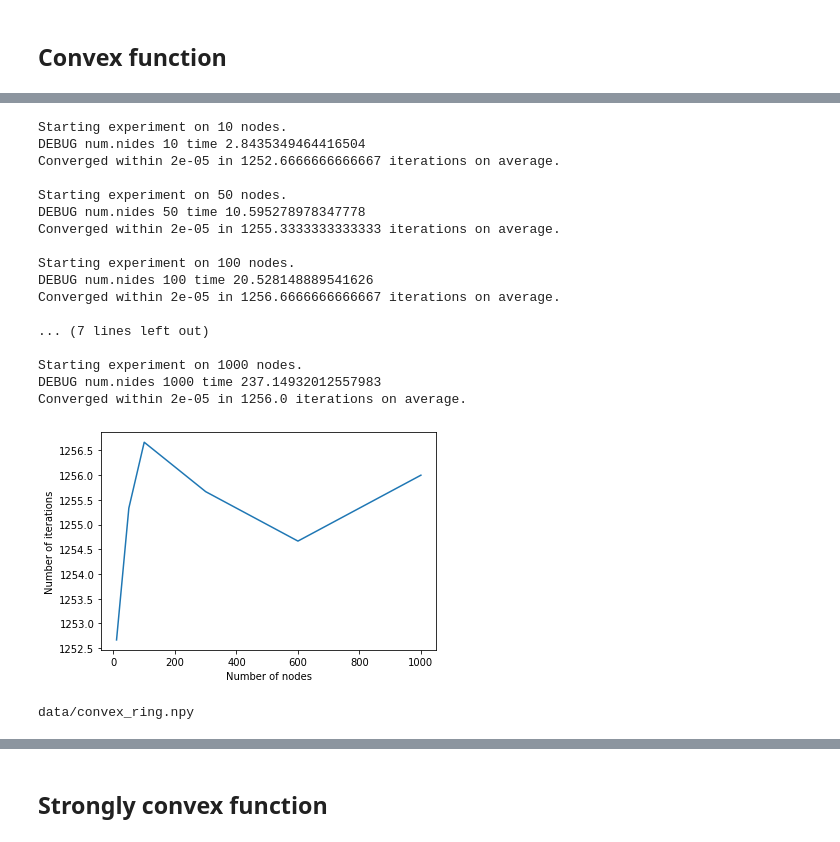
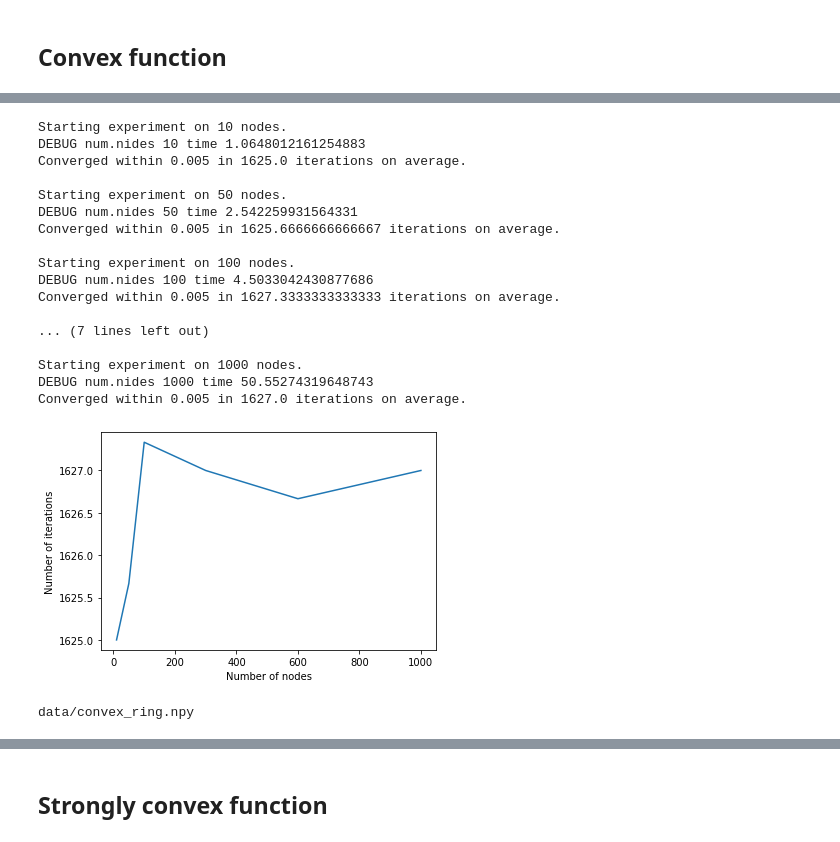
Before and after one commit to Katerina5649/OptML, a Jupyter notebook: experiments.ipynb, the cells around one changed output, grey strips where cells are left out. Saved outputs shown, nothing was run; the diff lists cells and outputs as text; code cells hidden in the pictures.

```diff
--- a/experiments.ipynb
+++ b/experiments.ipynb
@@ -16,7 +16,7 @@ def decentralizedSGD(x0, lr, max_iter, eps, W, oracle):
 
     errors = []
 
-    x_star, _ = oracle.getMin()
+    x_star, f_star = oracle.getMin()
 
     while (itr < max_iter) and (error > eps):
 
@@ -303,8 +303,8 @@ data/nonconvex_centralized.npy
 func_type = "convex"
 # %%
 topology = "dense"
-lr = 1e-2
-threshold = 2e-5
+lr = 1e-1
+threshold = 5e-3
 
 means, results = experiment(num_nodes, n_params, topology, func_type, max_iter, lr, threshold, number_exp)
 
@@ -337,37 +337,37 @@ Converged within 2e-05 in 1390.0 iterations on average.
 data/convex_dense.npy
 # %%
 topology = "ring"
-lr = 1e-2
-threshold = 2e-5
+lr = 1e-1
+threshold = 5e-3
 
 means, results = experiment(num_nodes, n_params, topology, func_type, max_iter, lr, threshold, number_exp)
 
 plotIter(num_nodes, means)
 
 filename = save_folder + func_type.replace(" ", "") + "_" + topology + ".npy"
 print(filename)
 
 with open(filename, 'wb') as f:
     np.save(f, results)
 # %% [output]
 Starting experiment on 10 nodes.
-DEBUG num.nides 10 time 2.8435349464416504
-Converged within 2e-05 in 1252.6666666666667 iterations on average.
+DEBUG num.nides 10 time 1.0648012161254883
+Converged within 0.005 in 1625.0 iterations on average.
 
 Starting experiment on 50 nodes.
-DEBUG num.nides 50 time 10.595278978347778
-Converged within 2e-05 in 1255.3333333333333 iterations on average.
+DEBUG num.nides 50 time 2.542259931564331
+Converged within 0.005 in 1625.6666666666667 iterations on average.
 
 Starting experiment on 100 nodes.
-DEBUG num.nides 100 time 20.528148889541626
-Converged within 2e-05 in 1256.6666666666667 iterations on average.
+DEBUG num.nides 100 time 4.5033042430877686
+Converged within 0.005 in 1627.3333333333333 iterations on average.
 
 ... (7 lines left out)
 
 Starting experiment on 1000 nodes.
-DEBUG num.nides 1000 time 237.14932012557983
-Converged within 2e-05 in 1256.0 iterations on average.
+DEBUG num.nides 1000 time 50.55274319648743
+Converged within 0.005 in 1627.0 iterations on average.
-[figure, old version]
+[figure, new version]
 data/convex_ring.npy
 # %%
 topology = "centralized"
```
Also changed, not shown: parts of 7 cells of this notebook, 7 other files.
